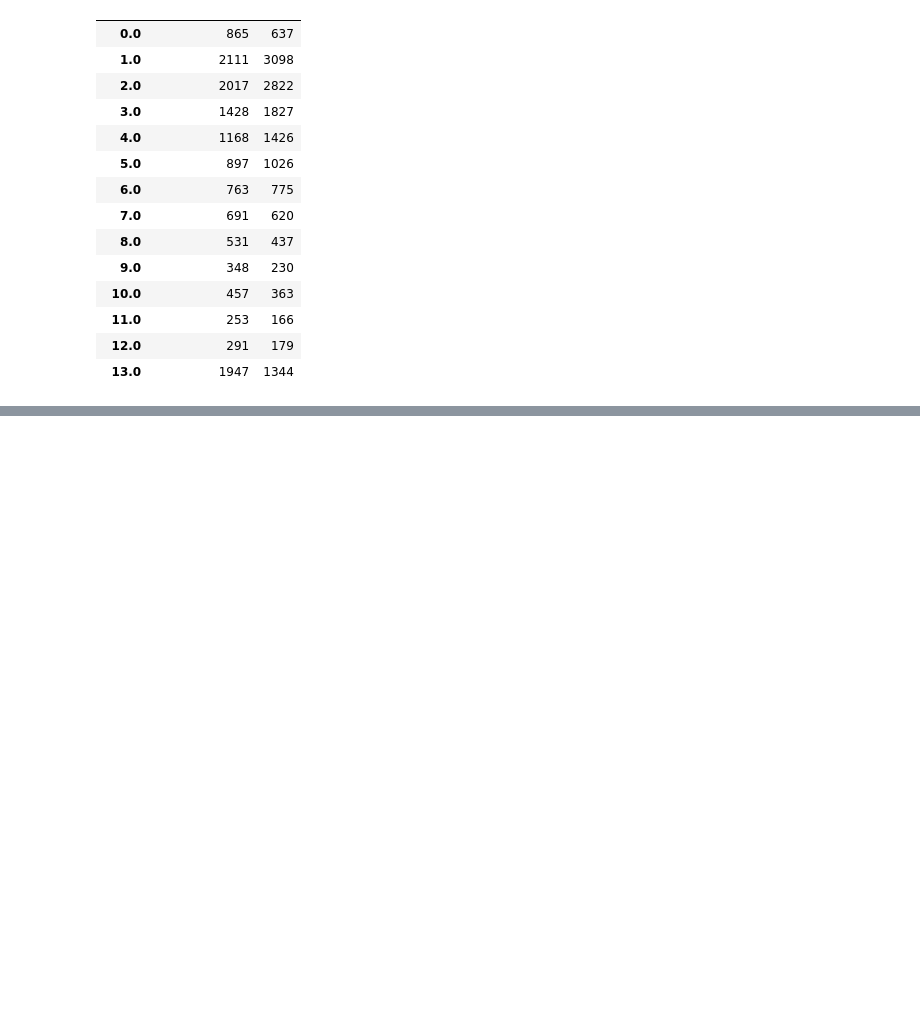
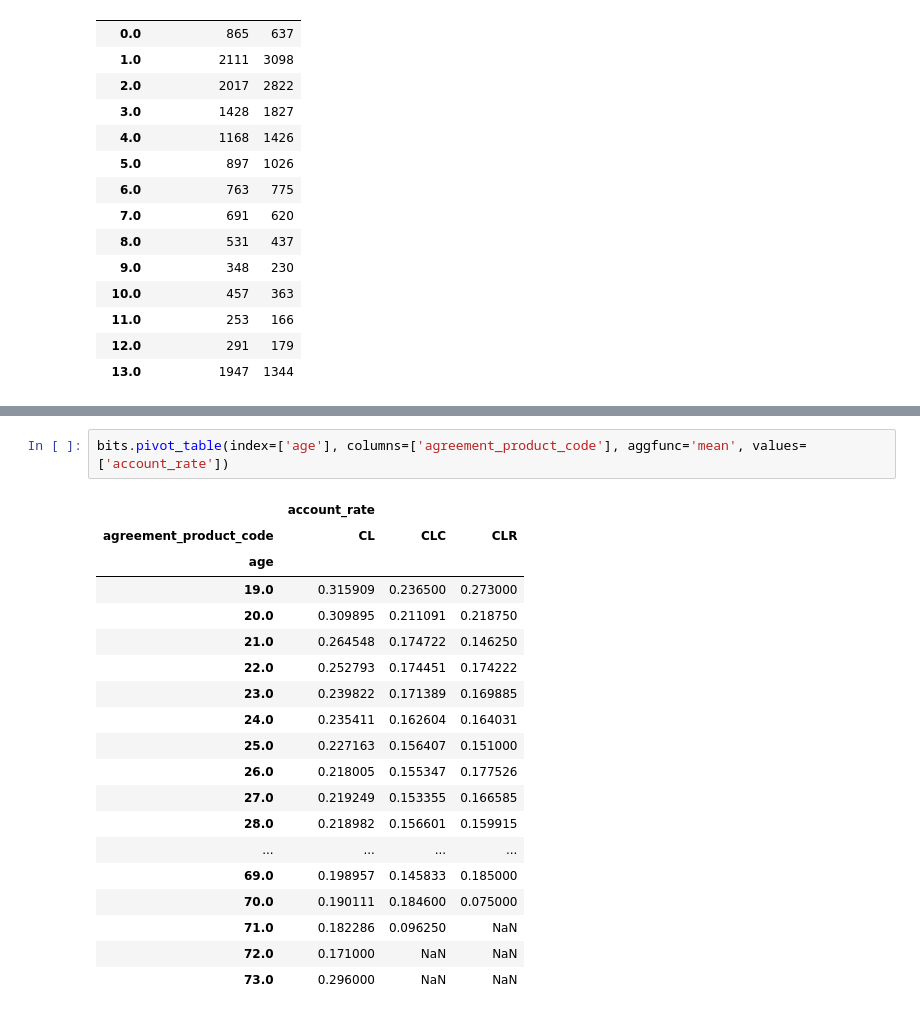
Before and after one commit to ssd2008/dano2024, a Jupyter notebook: dano.ipynb, the cells around one changed output, grey strips where cells are left out. Drawn from its saved outputs; the diff is of its cells as text; blank space fills up the shorter version.

```diff
--- a/dano.ipynb
+++ b/dano.ipynb
@@ -142,0 +160,22 @@ db_valid_type.pivot_table(index=['k'], columns=['count'], aggfunc='count', value
+# %%
+bits.pivot_table(index=['age'], columns=['agreement_product_code'], aggfunc='mean', values=['account_rate'])
+# %% [output]
+|  | account_rate |  |  |
+| agreement_product_code | CL | CLC | CLR |
+| age |  |  |  |
+| 19.0 | 0.315909 | 0.236500 | 0.273000 |
+| 20.0 | 0.309895 | 0.211091 | 0.218750 |
+| 21.0 | 0.264548 | 0.174722 | 0.146250 |
+| 22.0 | 0.252793 | 0.174451 | 0.174222 |
+| 23.0 | 0.239822 | 0.171389 | 0.169885 |
+| 24.0 | 0.235411 | 0.162604 | 0.164031 |
+| 25.0 | 0.227163 | 0.156407 | 0.151000 |
+| 26.0 | 0.218005 | 0.155347 | 0.177526 |
+| 27.0 | 0.219249 | 0.153355 | 0.166585 |
+| 28.0 | 0.218982 | 0.156601 | 0.159915 |
+| ... | ... | ... | ... |
+| 69.0 | 0.198957 | 0.145833 | 0.185000 |
+| 70.0 | 0.190111 | 0.184600 | 0.075000 |
+| 71.0 | 0.182286 | 0.096250 | NaN |
+| 72.0 | 0.171000 | NaN | NaN |
+| 73.0 | 0.296000 | NaN | NaN |
```
Also changed, not shown: parts of 1 cell of this notebook.
